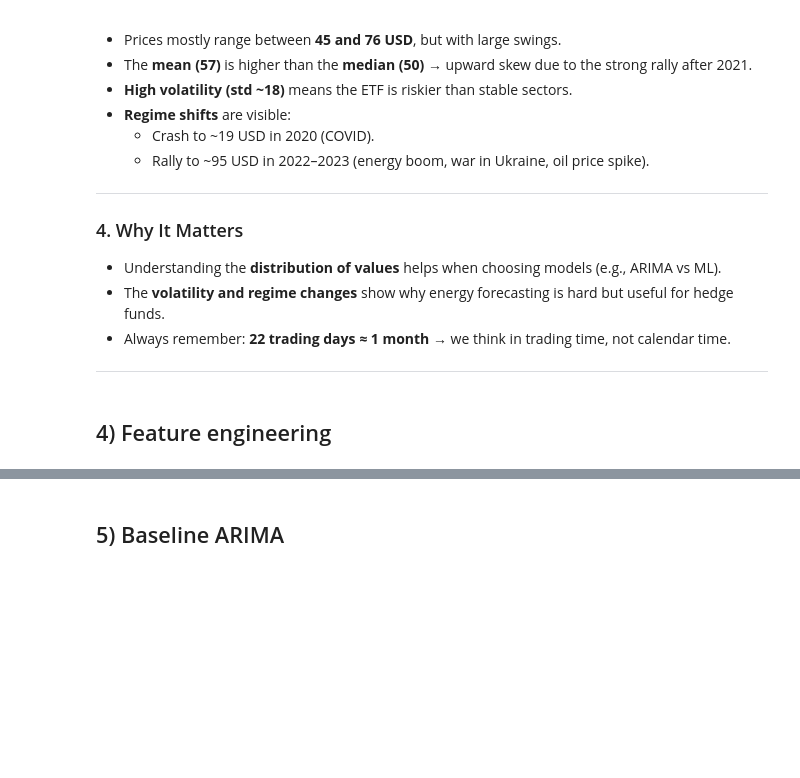
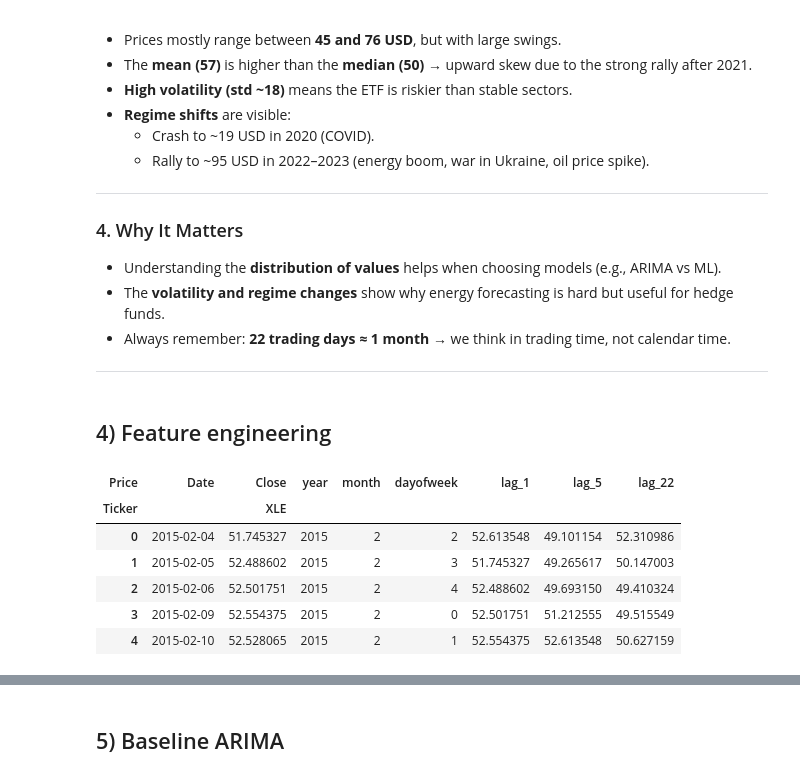
Before and after one commit to matteodimauro/electricity-futures-forecasting, a Jupyter notebook: notebooks/01_yfinance_mvp.ipynb, the cells around one changed output, grey strips where cells are left out. Cells and saved outputs as stored; diff of their text form; code cells hidden in the pictures; blank space fills up the shorter version.

```diff
--- a/notebooks/01_yfinance_mvp.ipynb
+++ b/notebooks/01_yfinance_mvp.ipynb
@@ -190,6 +190,16 @@ y_tr, y_te = train["Close"].values, test["Close"].values
 feature_cols = [c for c in df_feat.columns if isinstance(c, tuple) and c[0].startswith("lag_")] + \
 			   [c for c in df_feat.columns if c[0] in ["month", "dayofweek", "year"]]
 X_tr, X_te = train[feature_cols], test[feature_cols]
+# %%
+df_feat.head()
+# %% [output]
+| Price | Date | Close | year | month | dayofweek | lag_1 | lag_5 | lag_22 |
+| Ticker |  | XLE |  |  |  |  |  |  |
+| 0 | 2015-02-04 | 51.745327 | 2015 | 2 | 2 | 52.613548 | 49.101154 | 52.310986 |
+| 1 | 2015-02-05 | 52.488602 | 2015 | 2 | 3 | 51.745327 | 49.265617 | 50.147003 |
+| 2 | 2015-02-06 | 52.501751 | 2015 | 2 | 4 | 52.488602 | 49.693150 | 49.410324 |
+| 3 | 2015-02-09 | 52.554375 | 2015 | 2 | 0 | 52.501751 | 51.212555 | 49.515549 |
+| 4 | 2015-02-10 | 52.528065 | 2015 | 2 | 1 | 52.554375 | 52.613548 | 50.627159 |
 # %% [markdown]
 - Add calendar features (`year`, `month`, `dayofweek`).
 - Add lag features (`lag_1`, `lag_5`, `lag_22`).
```
Also changed, not shown: parts of 1 cell of this notebook.
